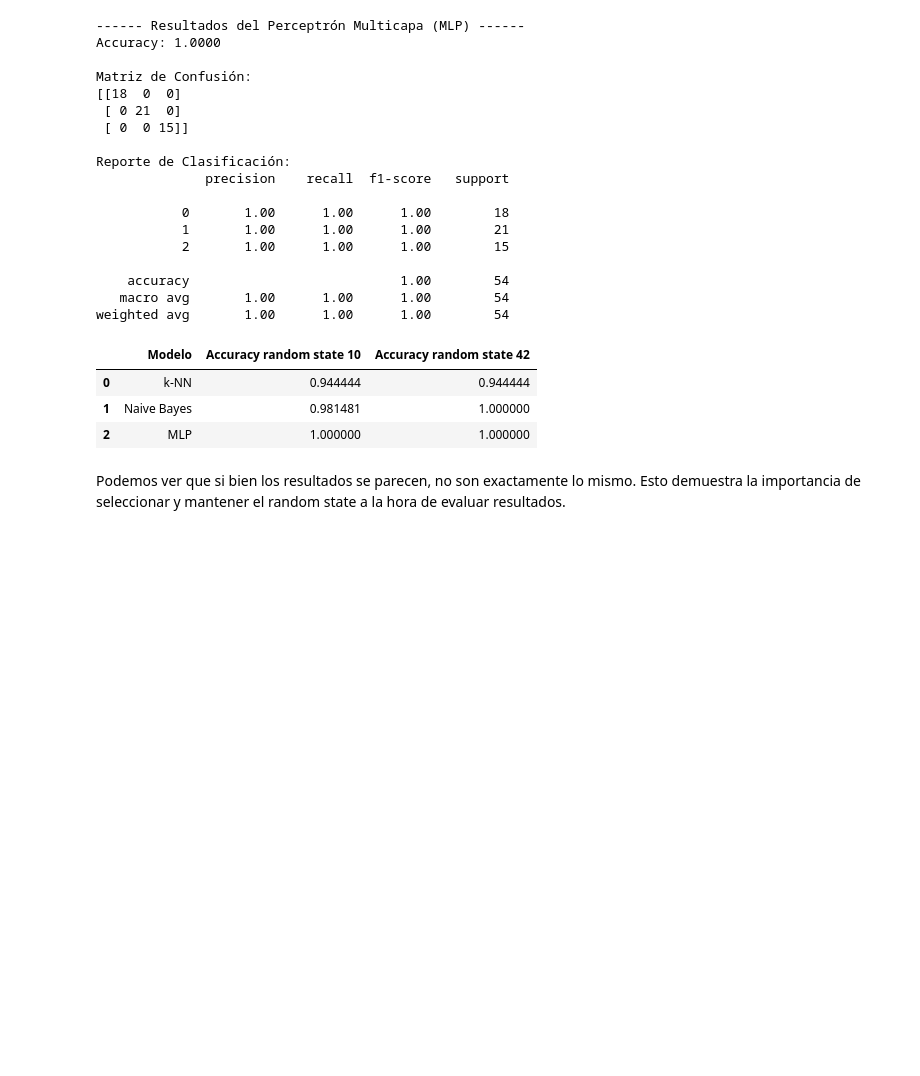
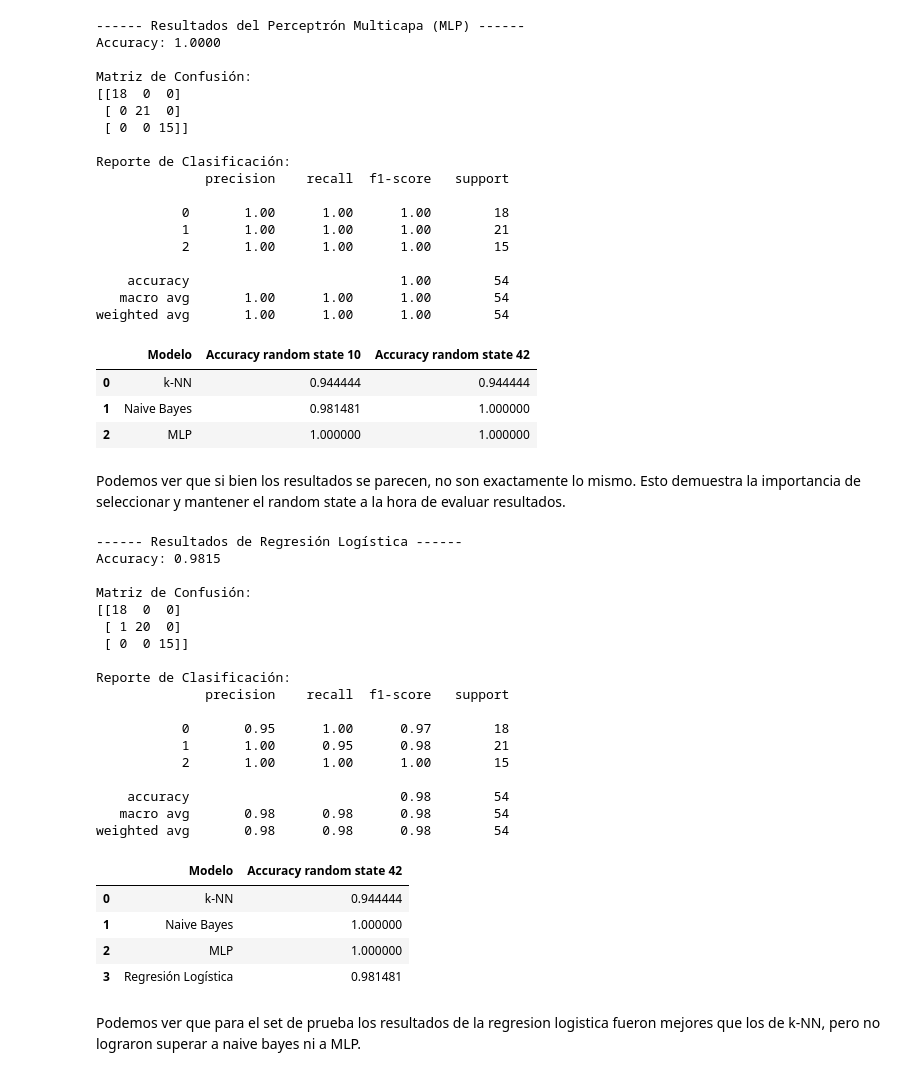
Before and after one commit to nicolassansolini-prog/Automatizacion-1---MIA-2026, a Jupyter notebook: tp7/notebook_07.ipynb, the cells around one changed output. Saved outputs shown, nothing was run; the diff lists cells and outputs as text; code cells hidden in the pictures; blank space fills up the shorter version.

```diff
--- a/tp7/notebook_07.ipynb
+++ b/tp7/notebook_07.ipynb
@@ -852,3 +853,50 @@ accuracy_comparison_df
 | 2 | MLP | 1.000000 | 1.000000 |
 # %% [markdown]
 Podemos ver que si bien los resultados se parecen, no son exactamente lo mismo. Esto demuestra la importancia de seleccionar y mantener el random state a la hora de evaluar resultados.
+# %%
+# Ejercicio 5
+logistic_regression = LogisticRegression()
+logistic_regression.fit(X_train_scaled, y_train)
+
+y_pred_logistic_regression = logistic_regression.predict(X_test_scaled)
+accuracy_logistic_regression = accuracy_score(y_test, y_pred_logistic_regression)
+
+print("------ Resultados de Regresión Logística ------")
+print(f"Accuracy: {accuracy_logistic_regression:.4f}")
+print("\nMatriz de Confusión:")
+print(confusion_matrix(y_test, y_pred_logistic_regression))
+print("\nReporte de Clasificación:")
+print(classification_report(y_test, y_pred_logistic_regression))
+
+
+full_accuracy_df = pd.DataFrame({
+    'Modelo': ['k-NN con k=5', 'Naive Bayes', 'MLP', 'Regresión Logística'],
+    'Accuracy random state 42': [accuracy_score(y_test, y_pred_knn), accuracy_score(y_test, y_pred_gnb), accuracy_score(y_test, y_pred_mlp), accuracy_score(y_test, y_pred_logistic_regression)]
+})
+full_accuracy_df
+# %% [output]
+------ Resultados de Regresión Logística ------
+Accuracy: 0.9815
+
+Matriz de Confusión:
+[[18  0  0]
+ [ 1 20  0]
+ [ 0  0 15]]
+
+Reporte de Clasificación:
+              precision    recall  f1-score   support
+
+           0       0.95      1.00      0.97        18
+           1       1.00      0.95      0.98        21
+           2       1.00      1.00      1.00        15
+
+    accuracy                           0.98        54
+   macro avg       0.98      0.98      0.98        54
+weighted avg       0.98      0.98      0.98        54
+|  | Modelo | Accuracy random state 42 |
+| 0 | k-NN | 0.944444 |
+| 1 | Naive Bayes | 1.000000 |
+| 2 | MLP | 1.000000 |
+| 3 | Regresión Logística | 0.981481 |
+# %% [markdown]
+Podemos ver que para el set de prueba los resultados de la regresion logistica fueron mejores que los de k-NN, pero no lograron superar a naive bayes ni a MLP.
```
Also changed, not shown: parts of 1 cell of this notebook.
